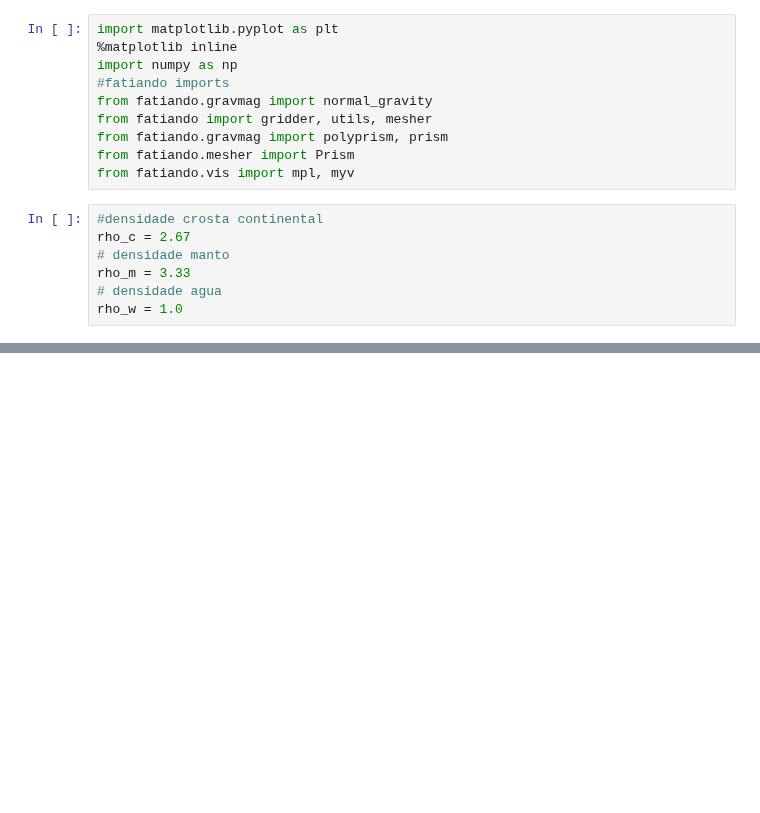
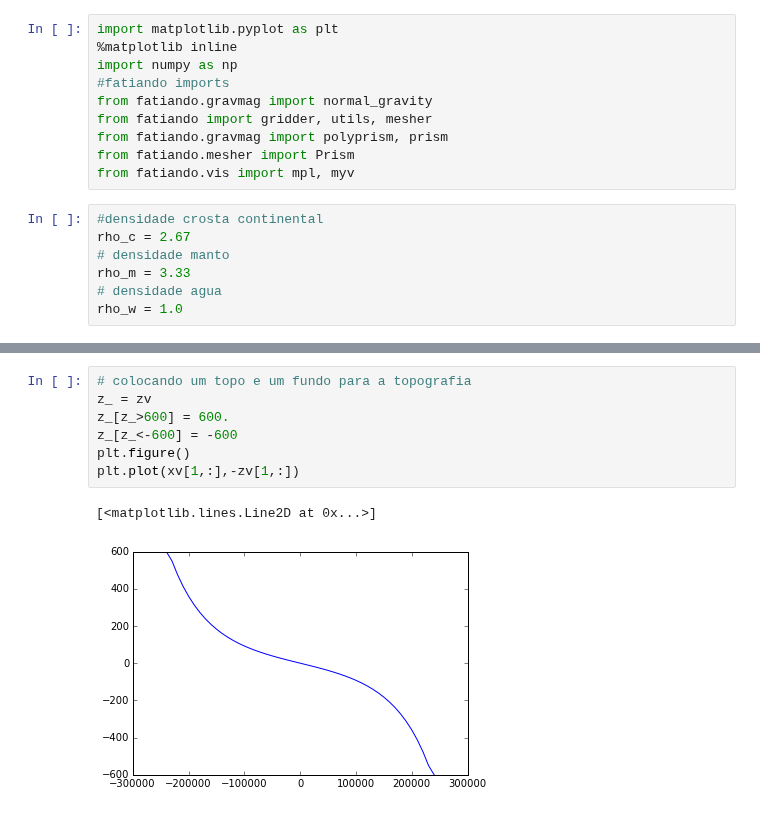
Before and after one commit to victortxa/grav-fitting-study, a Jupyter notebook: calculos_modelo_sintetico.ipynb, the cells around one changed output, grey strips where cells are left out. Saved outputs shown, nothing was run; the diff lists cells and outputs as text; blank space fills up the shorter version.

```diff
--- a/calculos_modelo_sintetico.ipynb
+++ b/calculos_modelo_sintetico.ipynb
@@ -47,0 +44,10 @@ p_ocean.get_bounds()
+# %%
+# colocando um topo e um fundo para a topografia
+z_ = zv
+z_[z_>600] = 600.
+z_[z_<-600] = -600
+plt.figure()
+plt.plot(xv[1,:],-zv[1,:])
+# %% [output]
+[<matplotlib.lines.Line2D at 0x...>]
+[figure, added]
```
Also changed, not shown: parts of 25 cells of this notebook.
